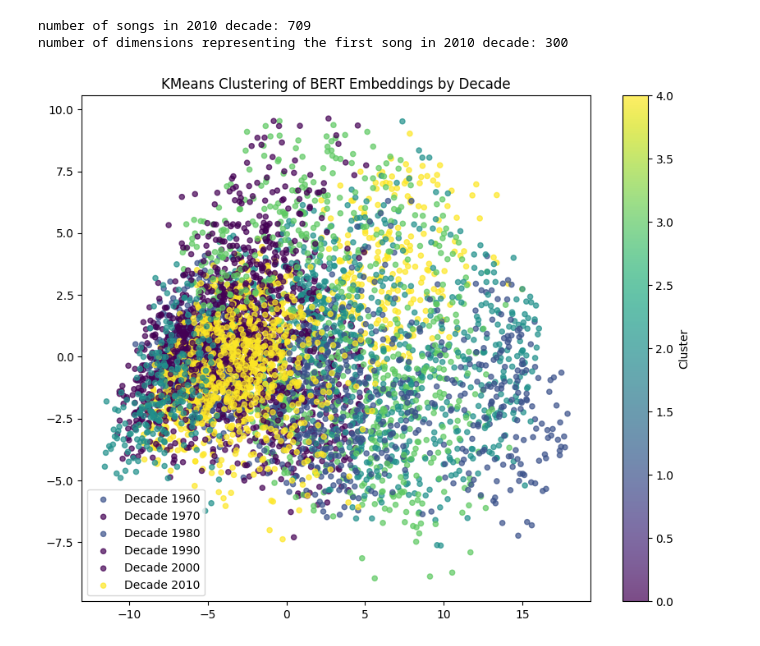
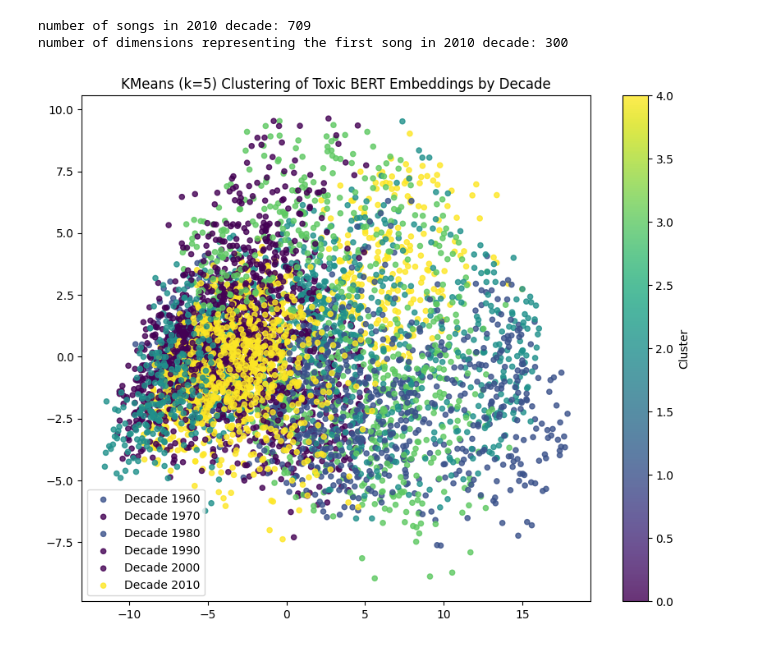
Before and after one commit to maxmiles/info498b_lyrics_analysis, a Jupyter notebook: expletives.ipynb, the cells around one changed output. Drawn from its saved outputs; the diff is of its cells as text; code cells hidden in the pictures.

Commit message:
finish expletives plot

```diff
--- a/expletives.ipynb
+++ b/expletives.ipynb
@@ -255,34 +349,33 @@ for decade, embeddings_reduced in pca_decade_embeddings.items():
 
     # Initialize KMeans for the current decade
     kmeans = KMeans(n_clusters=num_clusters, random_state=42)
 
     # Fit KMeans to the embeddings for the current decade
     kmeans.fit(embeddings_array)
 
     # Store the KMeans model for the current decade
     kmeans_dict[decade] = kmeans
 
 # Plot clusters for each decade
 plt.figure(figsize=(10, 8))
 
 # Iterate through each decade and plot the clusters
 for decade, kmeans in kmeans_dict.items():
     embeddings_reduced = pca_decade_embeddings[decade]
     cluster_labels = kmeans.labels_
 
     # Extract the first two dimensions for plotting
     x = embeddings_reduced[:, 0]  # First dimension
     y = embeddings_reduced[:, 1]  # Second dimension
 
     # Plot the points for the current decade, color-coded based on the cluster labels
-    plt.scatter(x, y, label=f'Decade {decade}', c=cluster_labels, cmap='viridis', s=20, alpha=0.7)
+    plt.scatter(x, y, label=f'Decade {decade}', c=cluster_labels, cmap='viridis', s=20, alpha=0.8)
 
 # plt.xlabel('Dimension 1')
 # plt.ylabel('Dimension 2')
-plt.title('KMeans Clustering of BERT Embeddings by Decade')
+plt.title('KMeans (k=5) Clustering of Toxic BERT Embeddings by Decade')
 plt.colorbar(label='Cluster')
 plt.legend()
-# plt.grid(True)
 plt.show()
 # %% [output]
-[figure, old version]
+[figure, new version]
```
Also changed, not shown: parts of 7 cells of this notebook, 10 other files.
